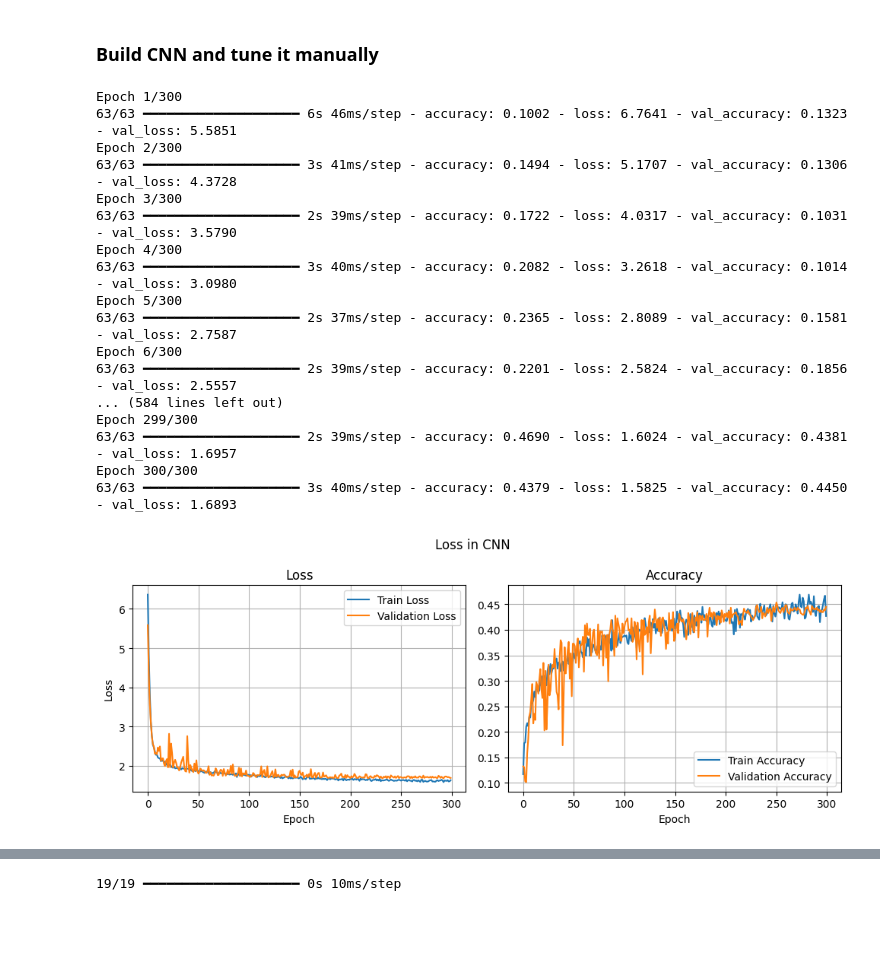
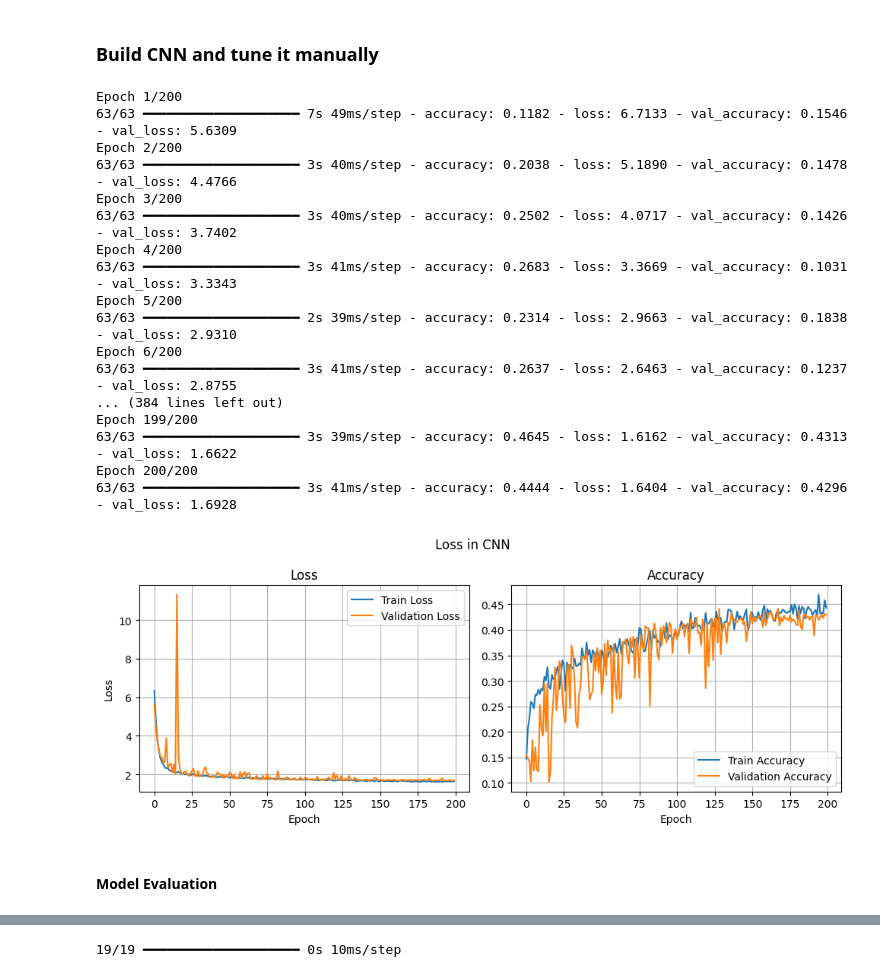
Before and after one commit to jennycpark-ucb/mids-w207-foursigma, a Jupyter notebook: modeling/CNN_v2_annotated_sub_class.ipynb, the cells around one changed output, grey strips where cells are left out. Saved outputs shown, nothing was run; the diff lists cells and outputs as text; code cells hidden in the pictures; blank space fills up the shorter version.

```diff
--- a/modeling/CNN_v2_annotated_sub_class.ipynb
+++ b/modeling/CNN_v2_annotated_sub_class.ipynb
@@ -204,44 +205,46 @@ class ManualCNN(tf.keras.Model):
 # %%
 tf.keras.backend.clear_session()
 model = ManualCNN(num_classes=num_breeds)
 
 lr_scheduler = tf.keras.optimizers.schedules.ExponentialDecay(
     initial_learning_rate=0.001,
     decay_steps=1000,
     decay_rate=0.8
 )
 
 model.compile(
     optimizer=tf.keras.optimizers.Adam(learning_rate=lr_scheduler),
     loss=tf.keras.losses.SparseCategoricalCrossentropy(),
     metrics=['accuracy']
 )
 
 history = model.fit(
     X_train, y_train,
     validation_data=(X_val, y_val),
-    epochs=300,
+    epochs=200,
     batch_size=16,
     verbose=1
 )
 
 plot_acc_loss(history)
 # %% [output]
-Epoch 1/300
-63/63 ━━━━━━━━━━━━━━━━━━━━ 6s 46ms/step - accuracy: 0.1002 - loss: 6.7641 - val_accuracy: 0.1323 - val_loss: 5.5851
-Epoch 2/300
-63/63 ━━━━━━━━━━━━━━━━━━━━ 3s 41ms/step - accuracy: 0.1494 - loss: 5.1707 - val_accuracy: 0.1306 - val_loss: 4.3728
-Epoch 3/300
-63/63 ━━━━━━━━━━━━━━━━━━━━ 2s 39ms/step - accuracy: 0.1722 - loss: 4.0317 - val_accuracy: 0.1031 - val_loss: 3.5790
-Epoch 4/300
-63/63 ━━━━━━━━━━━━━━━━━━━━ 3s 40ms/step - accuracy: 0.2082 - loss: 3.2618 - val_accuracy: 0.1014 - val_loss: 3.0980
-Epoch 5/300
-63/63 ━━━━━━━━━━━━━━━━━━━━ 2s 37ms/step - accuracy: 0.2365 - loss: 2.8089 - val_accuracy: 0.1581 - val_loss: 2.7587
-Epoch 6/300
-63/63 ━━━━━━━━━━━━━━━━━━━━ 2s 39ms/step - accuracy: 0.2201 - loss: 2.5824 - val_accuracy: 0.1856 - val_loss: 2.5557
-... (584 lines left out)
-Epoch 299/300
-63/63 ━━━━━━━━━━━━━━━━━━━━ 2s 39ms/step - accuracy: 0.4690 - loss: 1.6024 - val_accuracy: 0.4381 - val_loss: 1.6957
-Epoch 300/300
-63/63 ━━━━━━━━━━━━━━━━━━━━ 3s 40ms/step - accuracy: 0.4379 - loss: 1.5825 - val_accuracy: 0.4450 - val_loss: 1.6893
+Epoch 1/200
+63/63 ━━━━━━━━━━━━━━━━━━━━ 7s 49ms/step - accuracy: 0.1182 - loss: 6.7133 - val_accuracy: 0.1546 - val_loss: 5.6309
+Epoch 2/200
+63/63 ━━━━━━━━━━━━━━━━━━━━ 3s 40ms/step - accuracy: 0.2038 - loss: 5.1890 - val_accuracy: 0.1478 - val_loss: 4.4766
+Epoch 3/200
+63/63 ━━━━━━━━━━━━━━━━━━━━ 3s 40ms/step - accuracy: 0.2502 - loss: 4.0717 - val_accuracy: 0.1426 - val_loss: 3.7402
+Epoch 4/200
+63/63 ━━━━━━━━━━━━━━━━━━━━ 3s 41ms/step - accuracy: 0.2683 - loss: 3.3669 - val_accuracy: 0.1031 - val_loss: 3.3343
+Epoch 5/200
+63/63 ━━━━━━━━━━━━━━━━━━━━ 2s 39ms/step - accuracy: 0.2314 - loss: 2.9663 - val_accuracy: 0.1838 - val_loss: 2.9310
+Epoch 6/200
+63/63 ━━━━━━━━━━━━━━━━━━━━ 3s 41ms/step - accuracy: 0.2637 - loss: 2.6463 - val_accuracy: 0.1237 - val_loss: 2.8755
+... (384 lines left out)
+Epoch 199/200
+63/63 ━━━━━━━━━━━━━━━━━━━━ 3s 39ms/step - accuracy: 0.4645 - loss: 1.6162 - val_accuracy: 0.4313 - val_loss: 1.6622
+Epoch 200/200
+63/63 ━━━━━━━━━━━━━━━━━━━━ 3s 41ms/step - accuracy: 0.4444 - loss: 1.6404 - val_accuracy: 0.4296 - val_loss: 1.6928
-[figure, old version]
+[figure, new version]
+# %% [markdown]
+#### Model Evaluation
```
Also changed, not shown: parts of 5 cells of this notebook.
